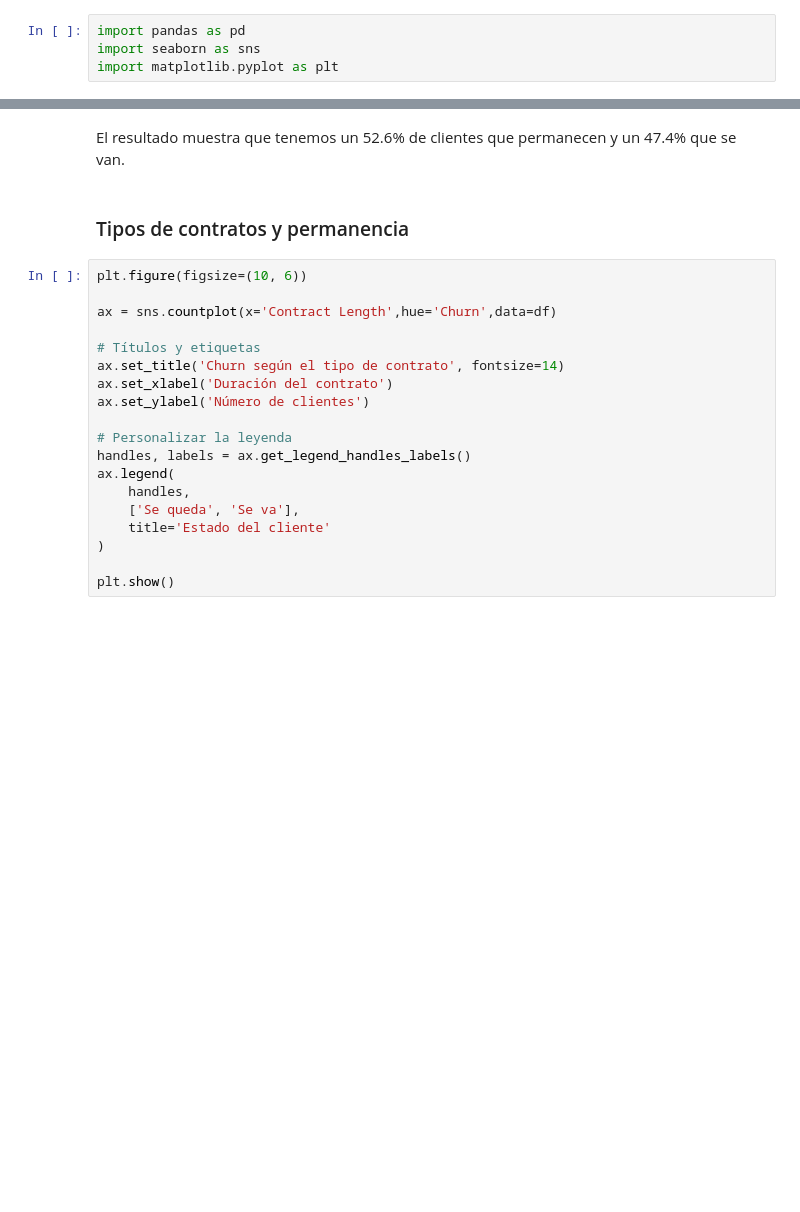
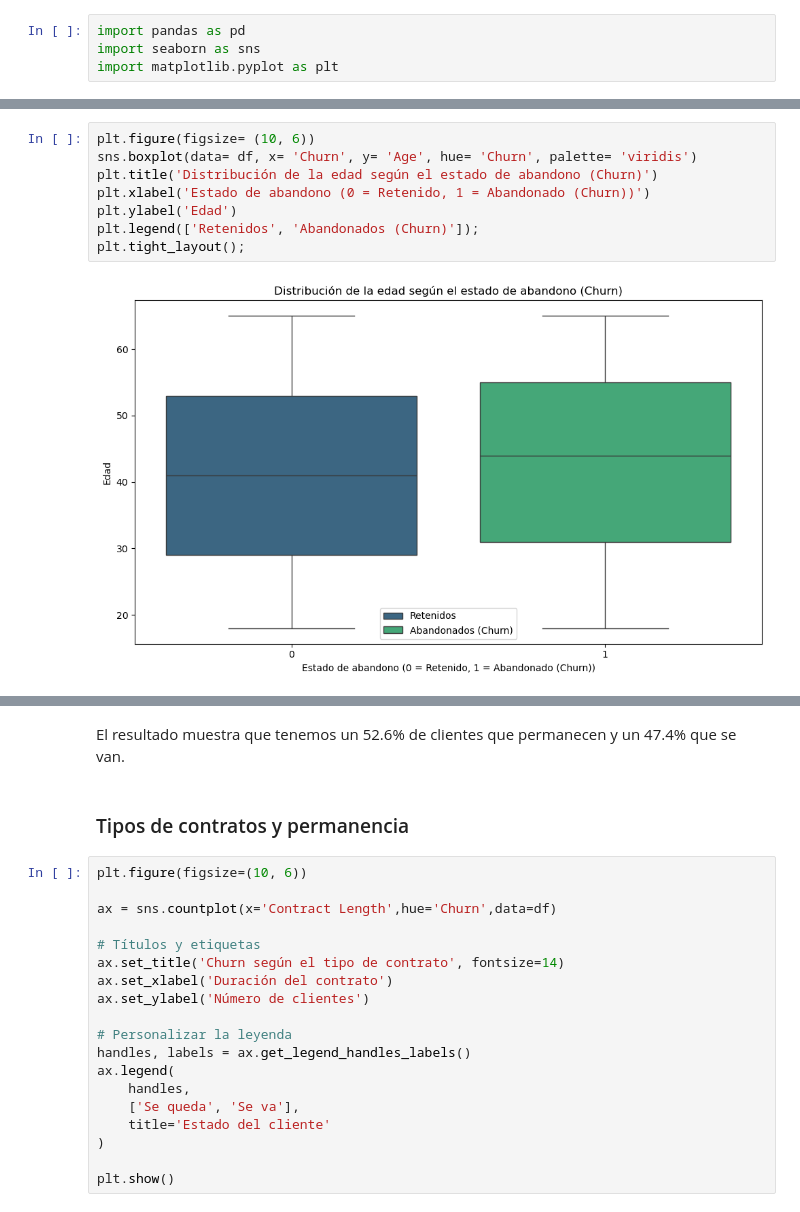
Before and after one commit to BrianSilenT/churninsight-hackaton, a Jupyter notebook: data-science/notebooks/churn.ipynb, the cells around one changed output, grey strips where cells are left out. Cells and saved outputs as stored; diff of their text form; blank space fills up the shorter version.

```diff
--- a/data-science/notebooks/churn.ipynb
+++ b/data-science/notebooks/churn.ipynb
@@ -58,0 +188,10 @@ plt.ylabel('Count');
+# %%
+plt.figure(figsize= (10, 6))
+sns.boxplot(data= df, x= 'Churn', y= 'Age', hue= 'Churn', palette= 'viridis')
+plt.title('Distribución de la edad según el estado de abandono (Churn)')
+plt.xlabel('Estado de abandono (0 = Retenido, 1 = Abandonado (Churn))')
+plt.ylabel('Edad')
+plt.legend(['Retenidos', 'Abandonados (Churn)']);
+plt.tight_layout();
+# %% [output]
+[figure, added]
```
Also changed, not shown: parts of 23 cells of this notebook.
